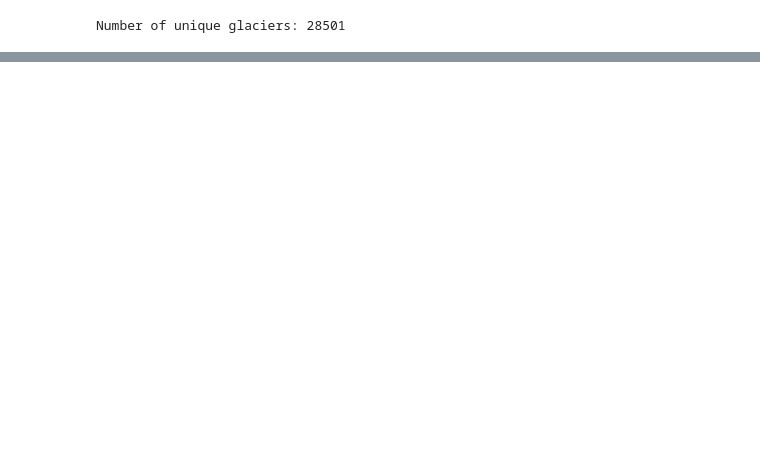
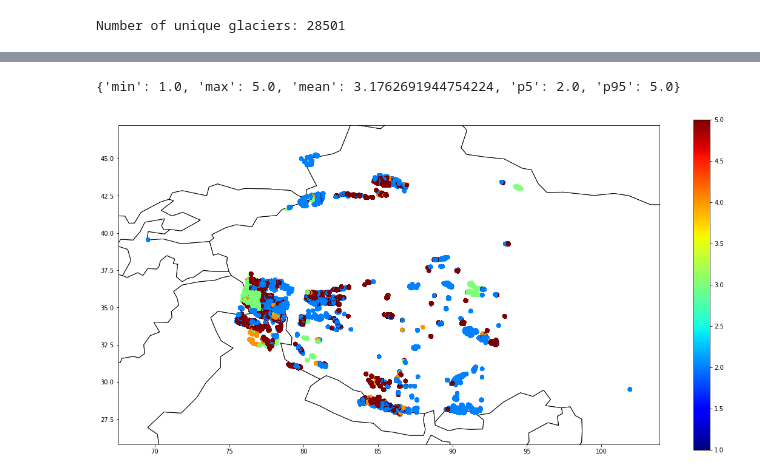
Before and after one commit to David-Loibl/found-in-transition, a Jupyter notebook: data-assimilation/explore_dataset.ipynb, the cells around one changed output, grey strips where cells are left out. Cells and saved outputs as stored; diff of their text form; code cells hidden in the pictures; blank space fills up the shorter version.

```diff
--- a/data-assimilation/explore_dataset.ipynb
+++ b/data-assimilation/explore_dataset.ipynb
@@ -2,0 +54,10 @@ import pandas as pd
+# %%
+def getStatistics(gdf, columnName):
+    vmin=min(gdf[columnName])
+    vmax=max(gdf[columnName])
+    vmean=np.mean(gdf[columnName])
+
+    p5, p95 = np.percentile(gdf[columnName], [5, 95])
+
+    stats = {'min':vmin, 'max':vmax, 'mean':vmean, 'p5':p5, 'p95':p95}
+    return stats
@@ -60,0 +278,14 @@ Proceed ([y]/n)? ^C
+# %%
+# --- load dataframe with clusters
+# NB: lat/lon in epsg:4326
+p = '/home/khola/MEGA/PROJECTS/GEOX/various/2018-10-15_AutumnSchool/Hackathon_challenge/data/'
+f = 'TSL+RGI_clustered.csv'
+df = pd.read_csv(p+f)
+# %%
+# - subset df where cluster id are available
+cluster_id = df['cluster_id'].unique()
+cluster_id = cluster_id[~np.isnan(cluster_id)] #>> drop nan
+df = df[df['cluster_id'].isin(cluster_id)]
+# %%
+# === create gdf
+gdf = create_gdf(df)
@@ -60,0 +299,9 @@ Proceed ([y]/n)? ^C
+# %%
+# === plot clusters (colormap = jet)
+stats = getStatistics(gdf, 'cluster_id')
+print(stats)
+
+plotMap(gdf, 'cluster_id', cmap='jet', alpha=.2, latlonDelta=2, figName='glaciers_clusters.png')
+# %% [output]
+{'min': 1.0, 'max': 5.0, 'mean': 3.1762691944754224, 'p5': 2.0, 'p95': 5.0}
+[figure, added]
```
Also changed, not shown: parts of 45 cells of this notebook.
